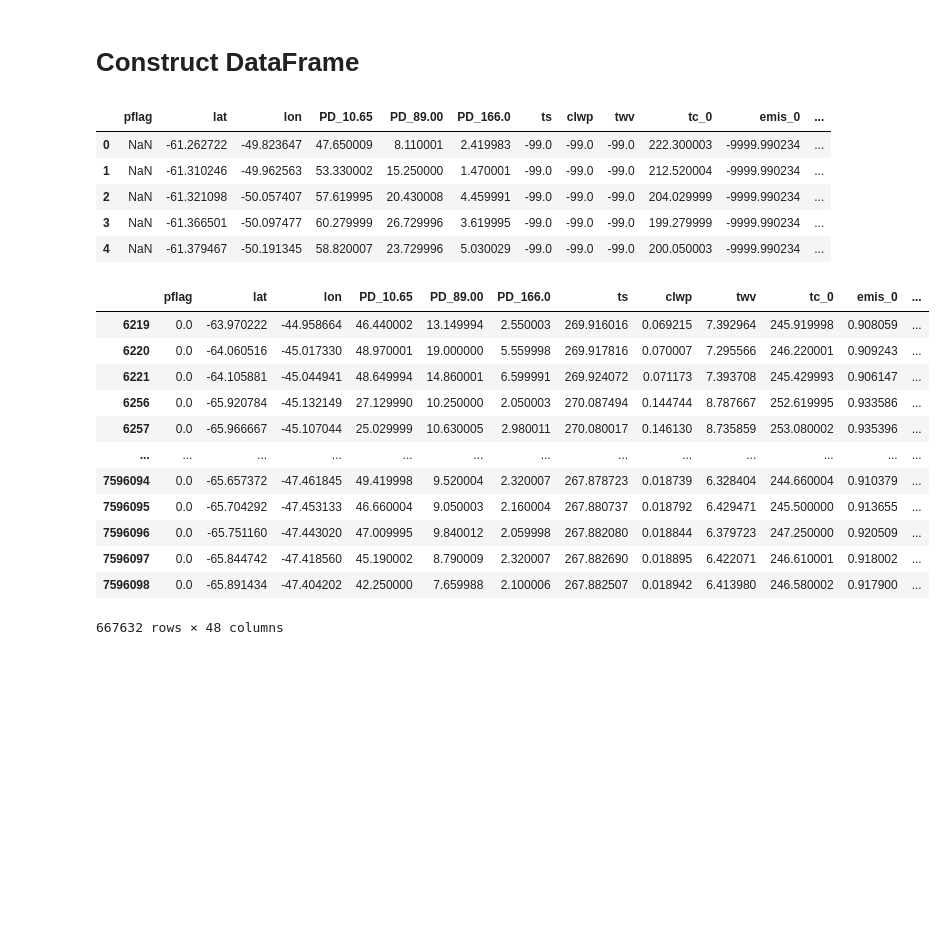
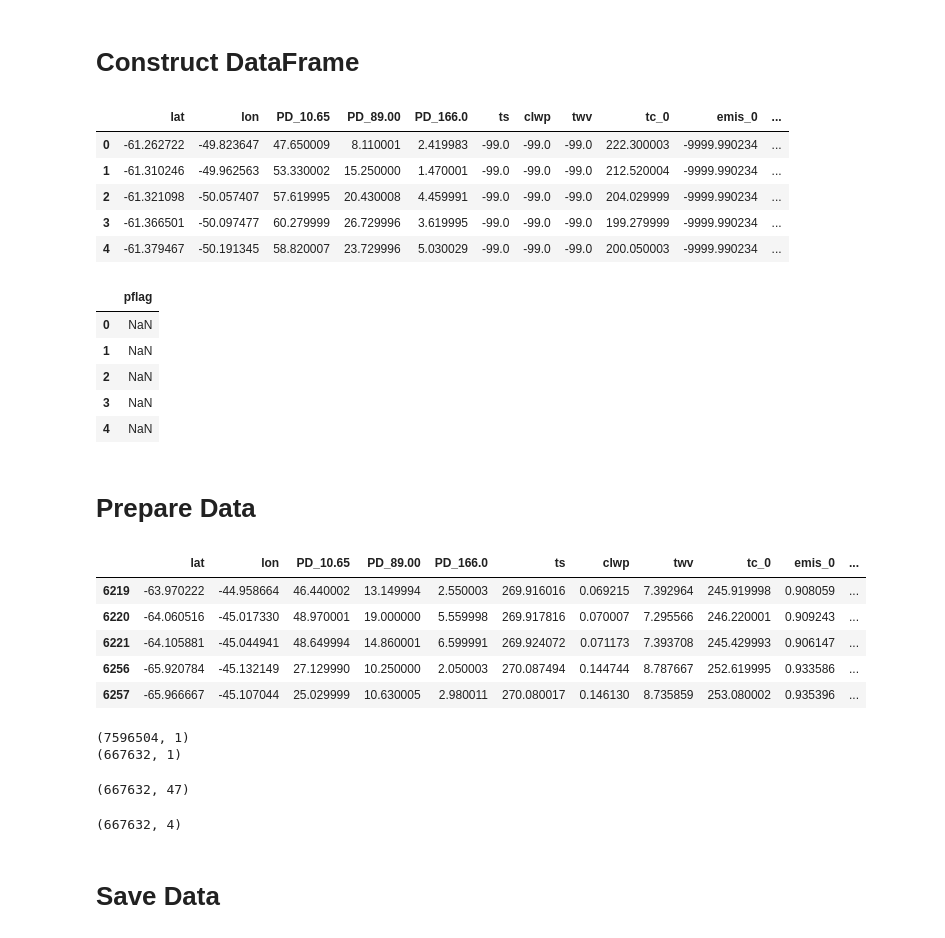
Before and after one commit to SD325/NASA_Internship_2020, a Jupyter notebook: NASA_Data_Preparation.ipynb, the cells around one changed output. Cells and saved outputs as stored; diff of their text form; code cells hidden in the pictures; blank space fills up the shorter version.

Commit message:
finished data preparation; saved to pickle files

```diff
--- a/NASA_Data_Preparation.ipynb
+++ b/NASA_Data_Preparation.ipynb
@@ -148,7 +149,7 @@ x Surface emissivity
 - Day of the year starting from the first day of the year (i.e., Julian day. For example, 1/1/2017 is 1, 2/1/2017 is 32)
 '''
 data_df = pd.DataFrame()
-data_df['pflag'] = np.ravel(data_trimmed['pflag'])
+# data_df['pflag'] = np.ravel(data_trimmed['pflag'])
 data_df['lat'] = np.ravel(data_trimmed['latc'])
 data_df['lon'] = np.ravel(data_trimmed['lonc'])
 
@@ -168,25 +169,55 @@ for i in range(data_trimmed['tc'].shape[2]):
 
 data_df.head()
 # %% [output]
-|  | pflag | lat | lon | PD_10.65 | PD_89.00 | PD_166.0 | ts | clwp | twv | tc_0 | emis_0 | ... |
-| 0 | NaN | -61.262722 | -49.823647 | 47.650009 | 8.110001 | 2.419983 | -99.0 | -99.0 | -99.0 | 222.300003 | -9999.990234 | ... |
-| 1 | NaN | -61.310246 | -49.962563 | 53.330002 | 15.250000 | 1.470001 | -99.0 | -99.0 | -99.0 | 212.520004 | -9999.990234 | ... |
-| 2 | NaN | -61.321098 | -50.057407 | 57.619995 | 20.430008 | 4.459991 | -99.0 | -99.0 | -99.0 | 204.029999 | -9999.990234 | ... |
-| 3 | NaN | -61.366501 | -50.097477 | 60.279999 | 26.729996 | 3.619995 | -99.0 | -99.0 | -99.0 | 199.279999 | -9999.990234 | ... |
-| 4 | NaN | -61.379467 | -50.191345 | 58.820007 | 23.729996 | 5.030029 | -99.0 | -99.0 | -99.0 | 200.050003 | -9999.990234 | ... |
+|  | lat | lon | PD_10.65 | PD_89.00 | PD_166.0 | ts | clwp | twv | tc_0 | emis_0 | ... |
+| 0 | -61.262722 | -49.823647 | 47.650009 | 8.110001 | 2.419983 | -99.0 | -99.0 | -99.0 | 222.300003 | -9999.990234 | ... |
+| 1 | -61.310246 | -49.962563 | 53.330002 | 15.250000 | 1.470001 | -99.0 | -99.0 | -99.0 | 212.520004 | -9999.990234 | ... |
+| 2 | -61.321098 | -50.057407 | 57.619995 | 20.430008 | 4.459991 | -99.0 | -99.0 | -99.0 | 204.029999 | -9999.990234 | ... |
+| 3 | -61.366501 | -50.097477 | 60.279999 | 26.729996 | 3.619995 | -99.0 | -99.0 | -99.0 | 199.279999 | -9999.990234 | ... |
+| 4 | -61.379467 | -50.191345 | 58.820007 | 23.729996 | 5.030029 | -99.0 | -99.0 | -99.0 | 200.050003 | -9999.990234 | ... |
+# %%
+y = pd.DataFrame()
+y['pflag'] = np.ravel(data_trimmed['pflag']).byteswap().newbyteorder()
+y.head()
+# %% [output]
+|  | pflag |
+| 0 | NaN |
+| 1 | NaN |
+| 2 | NaN |
+| 3 | NaN |
+| 4 | NaN |
+# %% [markdown]
+# Prepare Data
 # %%
-data_df[(~np.isnan(data_df['pflag'])) & (data_df['ts'] != -99.0)]
+X_dropped = data_df[(~np.isnan(y['pflag'])) & (data_df['ts'] != -99.0)]
+X_dropped.head()
 # %% [output]
-|  | pflag | lat | lon | PD_10.65 | PD_89.00 | PD_166.0 | ts | clwp | twv | tc_0 | emis_0 | ... |
-| 6219 | 0.0 | -63.970222 | -44.958664 | 46.440002 | 13.149994 | 2.550003 | 269.916016 | 0.069215 | 7.392964 | 245.919998 | 0.908059 | ... |
-| 6220 | 0.0 | -64.060516 | -45.017330 | 48.970001 | 19.000000 | 5.559998 | 269.917816 | 0.070007 | 7.295566 | 246.220001 | 0.909243 | ... |
-| 6221 | 0.0 | -64.105881 | -45.044941 | 48.649994 | 14.860001 | 6.599991 | 269.924072 | 0.071173 | 7.393708 | 245.429993 | 0.906147 | ... |
-| 6256 | 0.0 | -65.920784 | -45.132149 | 27.129990 | 10.250000 | 2.050003 | 270.087494 | 0.144744 | 8.787667 | 252.619995 | 0.933586 | ... |
-| 6257 | 0.0 | -65.966667 | -45.107044 | 25.029999 | 10.630005 | 2.980011 | 270.080017 | 0.146130 | 8.735859 | 253.080002 | 0.935396 | ... |
-| ... | ... | ... | ... | ... | ... | ... | ... | ... | ... | ... | ... | ... |
-| 7596094 | 0.0 | -65.657372 | -47.461845 | 49.419998 | 9.520004 | 2.320007 | 267.878723 | 0.018739 | 6.328404 | 244.660004 | 0.910379 | ... |
-| 7596095 | 0.0 | -65.704292 | -47.453133 | 46.660004 | 9.050003 | 2.160004 | 267.880737 | 0.018792 | 6.429471 | 245.500000 | 0.913655 | ... |
-| 7596096 | 0.0 | -65.751160 | -47.443020 | 47.009995 | 9.840012 | 2.059998 | 267.882080 | 0.018844 | 6.379723 | 247.250000 | 0.920509 | ... |
-| 7596097 | 0.0 | -65.844742 | -47.418560 | 45.190002 | 8.790009 | 2.320007 | 267.882690 | 0.018895 | 6.422071 | 246.610001 | 0.918002 | ... |
-| 7596098 | 0.0 | -65.891434 | -47.404202 | 42.250000 | 7.659988 | 2.100006 | 267.882507 | 0.018942 | 6.413980 | 246.580002 | 0.917900 | ... |
+|  | lat | lon | PD_10.65 | PD_89.00 | PD_166.0 | ts | clwp | twv | tc_0 | emis_0 | ... |
+| 6219 | -63.970222 | -44.958664 | 46.440002 | 13.149994 | 2.550003 | 269.916016 | 0.069215 | 7.392964 | 245.919998 | 0.908059 | ... |
+| 6220 | -64.060516 | -45.017330 | 48.970001 | 19.000000 | 5.559998 | 269.917816 | 0.070007 | 7.295566 | 246.220001 | 0.909243 | ... |
+| 6221 | -64.105881 | -45.044941 | 48.649994 | 14.860001 | 6.599991 | 269.924072 | 0.071173 | 7.393708 | 245.429993 | 0.906147 | ... |
+| 6256 | -65.920784 | -45.132149 | 27.129990 | 10.250000 | 2.050003 | 270.087494 | 0.144744 | 8.787667 | 252.619995 | 0.933586 | ... |
+| 6257 | -65.966667 | -45.107044 | 25.029999 | 10.630005 | 2.980011 | 270.080017 | 0.146130 | 8.735859 | 253.080002 | 0.935396 | ... |
-667632 rows × 48 columns
+# %%
+print(y.shape)
+y_dropped = y[(~np.isnan(y['pflag'])) & (data_df['ts'] != -99.0)]
+print(y_dropped.shape)
+# %% [output]
+(7596504, 1)
+(667632, 1)
+# %%
+from sklearn.preprocessing import StandardScaler
+scaler = StandardScaler()
+X_prep = scaler.fit_transform(X_dropped)
+X_prep.shape
+# %% [output]
+(667632, 47)
+# %%
+from sklearn.preprocessing import OneHotEncoder
+ohe = OneHotEncoder()
+y_prep = ohe.fit_transform(y_dropped)
+y_prep.shape
+# %% [output]
+(667632, 4)
+# %% [markdown]
+# Save Data
```
Also changed, not shown: parts of 3 cells of this notebook.
